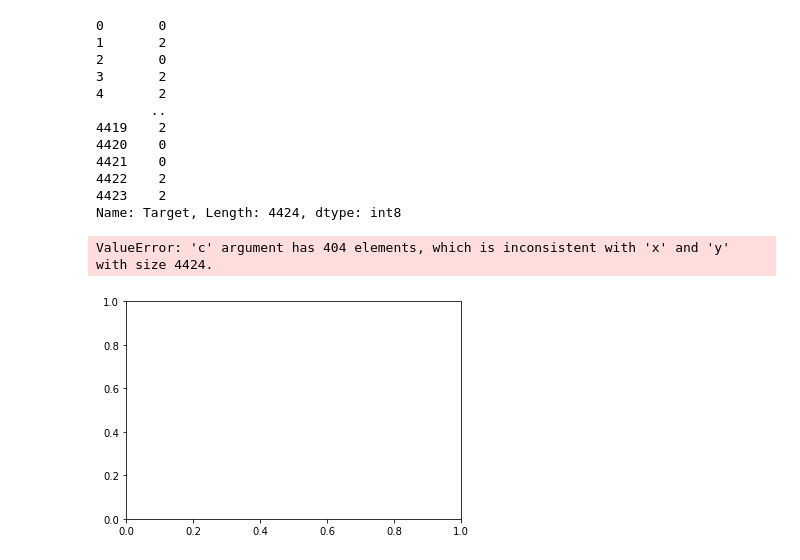
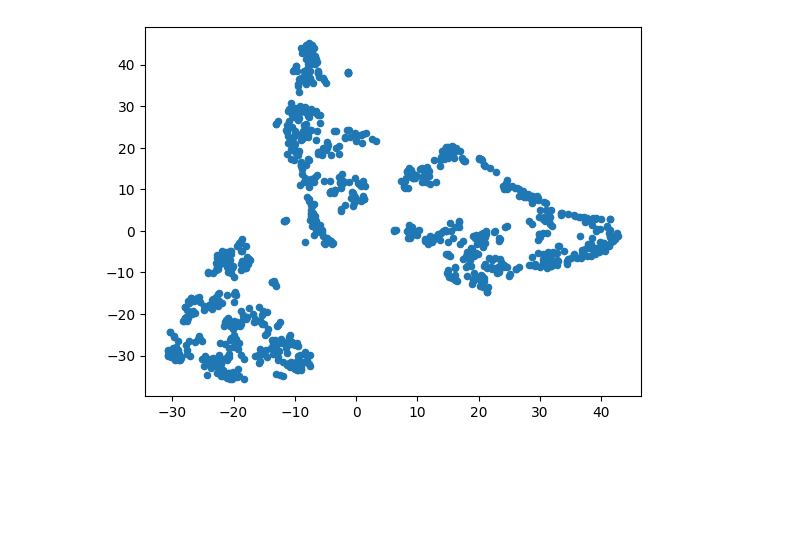
Before and after one commit to enggiqbal/MPSE-TSNE, a Jupyter notebook: data_convert.ipynb, the cells around one changed output. Saved outputs shown, nothing was run; the diff lists cells and outputs as text; code cells hidden in the pictures; blank space fills up the shorter version.

```diff
--- a/data_convert.ipynb
+++ b/data_convert.ipynb
@@ -10,17 +3,0 @@ clrs = converted['Lsun3D']['Cls']
-# %%
-Y = pd.read_csv('datasets/Academic/academic_interpret.csv')
-Y['Target'] = pd.Series(Y['Target']).astype('category').cat.codes
-Y['Target']
-# %% [output]
-0       0
-1       2
-2       0
-3       2
-4       2
-       ..
-4419    2
-4420    0
-4421    0
-4422    2
-4423    2
-Name: Target, Length: 4424, dtype: int8
@@ -33,8 +4,31 @@ import pylab
+# %%
+data = pd.read_csv('food_comp_raw.csv')
+df = data.drop(['NDB_No','Shrt_Desc'],axis=1)
+df = df.dropna(axis=0)
+X = df.to_numpy()
+
+u = np.mean(X,axis=0)
+std = np.mean(X,axis=0)
+d = np.where( np.logical_or(X >= u + 1.8*std ,X <= u + 1.8 *-std))
+X = np.delete(X,d[0],axis=0)
+
+data = data.dropna(axis=0).drop(['NDB_No'],axis=1)
+indmap = dict()
+for i,row in enumerate(data.index):
+    indmap[row] = i
+data.rename(indmap,axis=0,inplace=True)
+data.drop(list(set(d[0])),axis=0,inplace=True)
+data.rename({row: i for i,row in enumerate(data.index)},axis=0,inplace=True)
+data.to_csv('food_comp_processed.csv')
 # %%
-e1 = TSNE(perplexity=60,init='pca',learning_rate='auto').fit_transform(X)
-scatter = pylab.scatter(e1[:,0],e1[:,1],20,clrs)
+from sklearn.metrics import pairwise_distances
+from sklearn.manifold import TSNE
 
+d = pairwise_distances(X / np.max(X))
+Y = TSNE(perplexity=30,init='pca',learning_rate='auto').fit_transform(d)
+
+import pylab
+pylab.scatter(Y[:,0],Y[:,1],20)
 pylab.show()
 # %% [output]
-ValueError: 'c' argument has 404 elements, which is inconsistent with 'x' and 'y' with size 4424.
-[figure, old version]
+[figure, new version]
```
Also changed, not shown: parts of 23 cells of this notebook, 17 other files.
